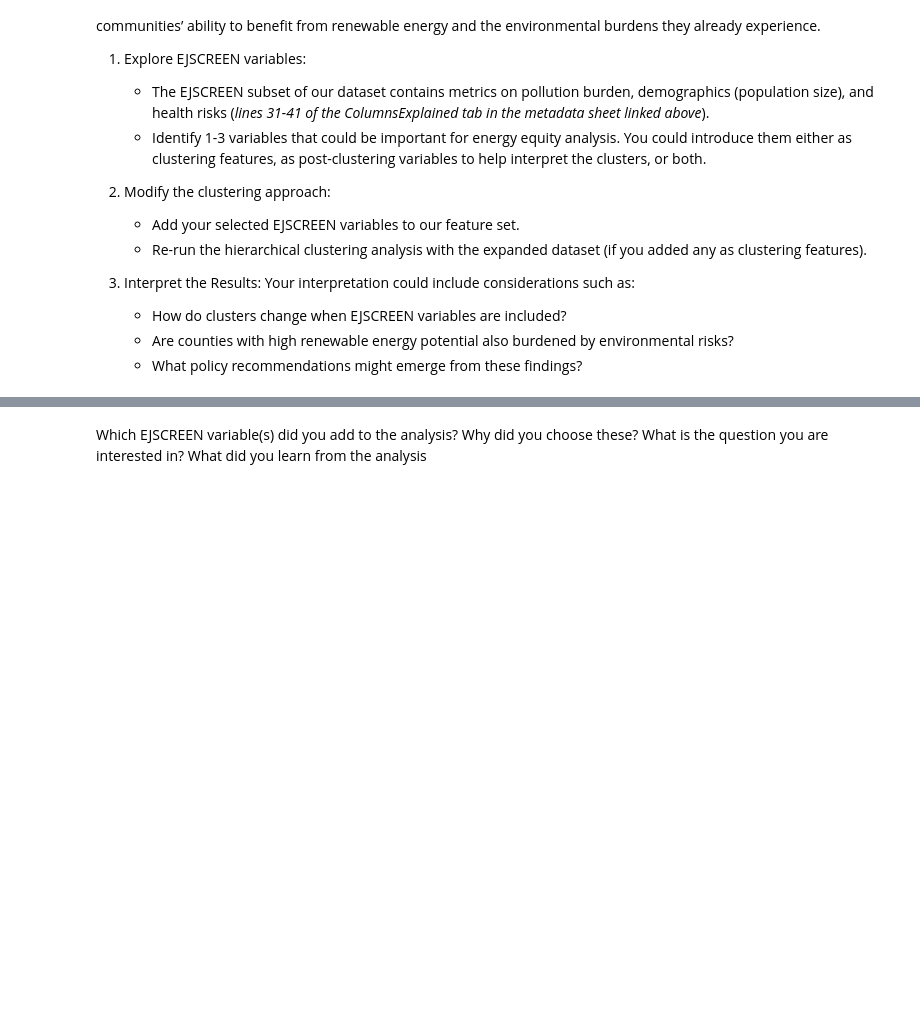
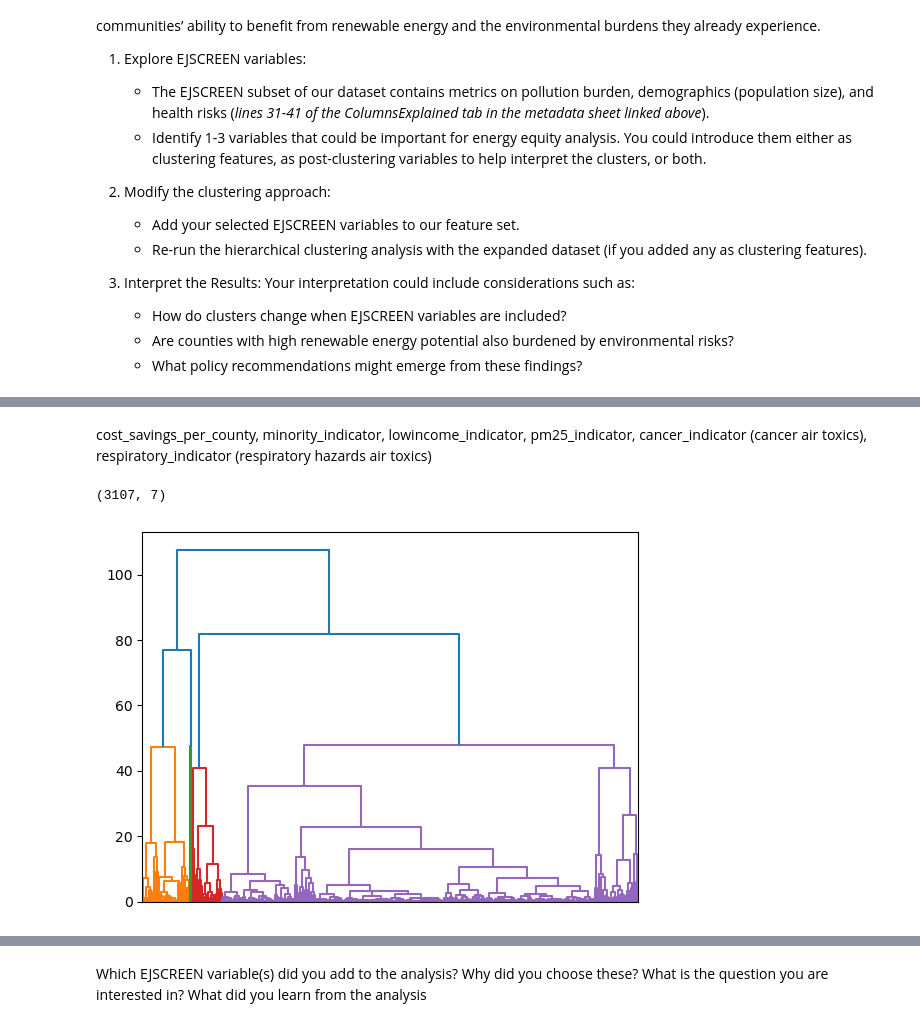
Before and after one commit to haylee360/EDS232-labs, a Jupyter notebook: Week8/lab8-ej-clustering.ipynb, the cells around one changed output, grey strips where cells are left out. Cells and saved outputs as stored; diff of their text form; code cells hidden in the pictures; blank space fills up the shorter version.

```diff
--- a/Week8/lab8-ej-clustering.ipynb
+++ b/Week8/lab8-ej-clustering.ipynb
@@ -161,0 +169,34 @@ So far, we have clustered counties based on **energy potential**, but energy pot
+# %% [markdown]
+cost_savings_per_county, minority_indicator, lowincome_indicator, pm25_indicator, cancer_indicator (cancer air toxics), respiratory_indicator (respiratory hazards air toxics)
+# %%
+# Assign features
+new_data = eeip_data[['utility_pv_technical_generation_potential_mwh',
+                'residential_pv_technical_generation_potential_mwh','land_based_wind_technical_generation_potential_mwh','commercial_pv_technical_generation_potential_mwh',
+                # 'cost_savings_per_county',
+                # 'minority_indicator',
+                # 'lowincome_indicator',
+                'pm25_indicator',
+                'cancer_indicator',
+                'respiratory_indicator']]
+
+# Drop NAs from target features
+new_data = new_data.dropna()
+
+# Standardize the features
+scaler = StandardScaler()
+new_scaled = scaler.fit_transform(new_data)
+new_scaled = pd.DataFrame(new_scaled, columns=new_data.columns)
+
+# Print shape of standardized data frame
+new_scaled.shape
+# %% [output]
+(3107, 7)
+# %%
+# Perform clustering analysis
+cluster_new = linkage(new_scaled, method='ward')
+
+# Plot dendrogram tree
+dendrogram(cluster_new, no_labels=True, show_leaf_counts=False)
+plt.show()
+# %% [output]
+[figure, added]
```
Also changed, not shown: parts of 6 cells of this notebook.
